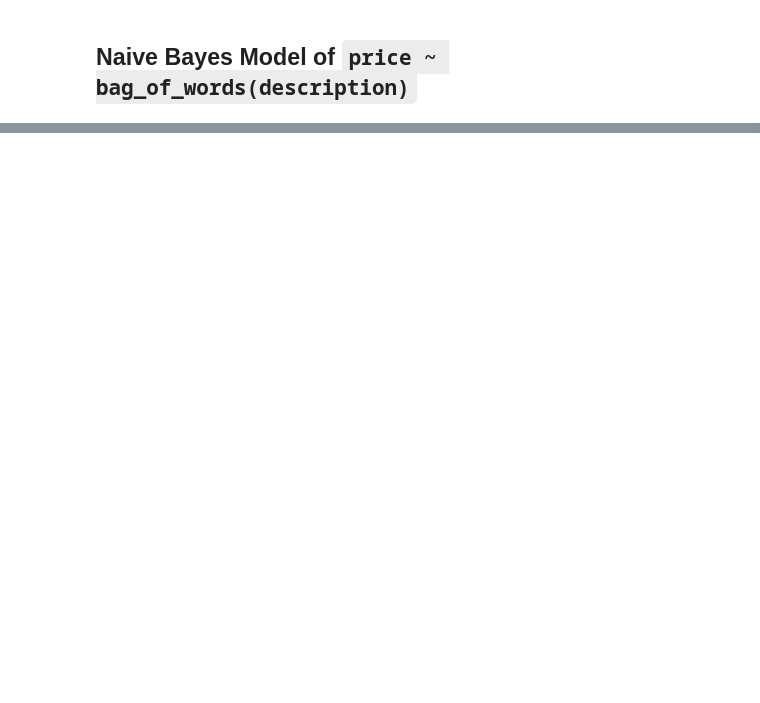
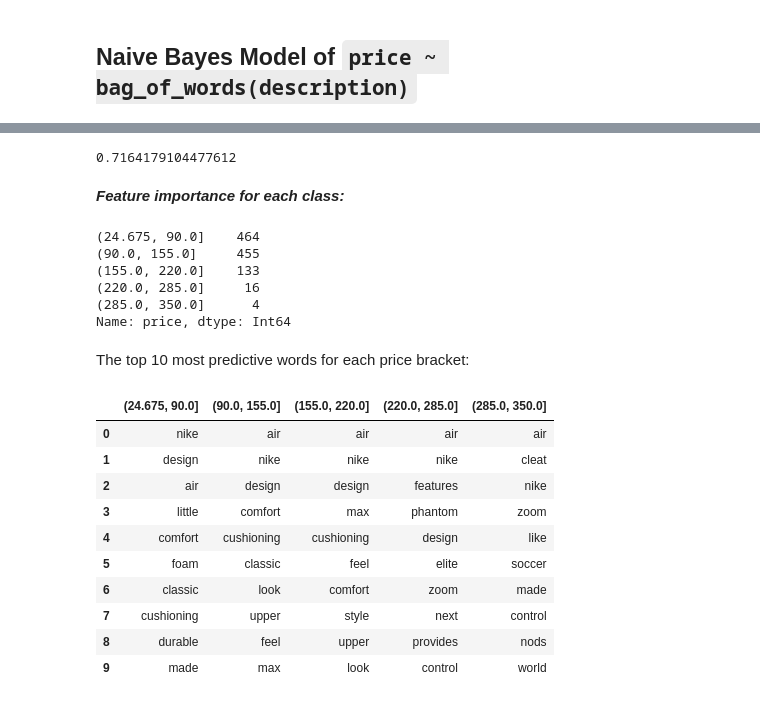
Before and after one commit to jasonkyungkim/nike_adidas_shoes, a Jupyter notebook: eda.ipynb, the cells around one changed output, grey strips where cells are left out. Cells and saved outputs as stored; diff of their text form; code cells hidden in the pictures; blank space fills up the shorter version.

Commit message:
naive bayes nlp feature importance

```diff
--- a/eda.ipynb
+++ b/eda.ipynb
@@ -386,0 +389,45 @@ gnb.score(X_test, y_test)
+# %%
+mnb = MultinomialNB().fit(X_train, y_train)
+# %%
+mnb.score(X_test, y_test)
+# %% [output]
+0.7164179104477612
+# %% [markdown]
+***Feature importance for each class:***
+# %%
+# 5 brackets
+y_train.value_counts(sort=False)
+# %% [output]
+(24.675, 90.0]    464
+(90.0, 155.0]     455
+(155.0, 220.0]    133
+(220.0, 285.0]     16
+(285.0, 350.0]      4
+Name: price, dtype: Int64
+# %%
+# get most predictive words for each class (bracket 1 and bracket 3)
+feat_imp_list = []
+
+for i in range(len(mnb.classes_)):
+    class_prob_sorted = mnb.feature_log_prob_[i, :].argsort()[::-1]
+    top_pred_words = np.take(bow_df.columns, class_prob_sorted[:])
+    feat_imp_list.append(top_pred_words)
+# %% [markdown]
+The top 10 most predictive words for each price bracket:
+# %%
+# prettify list to df
+feat_imp_df = pd.DataFrame(np.array(feat_imp_list).T, columns=mnb.classes_)
+feat_imp_df = feat_imp_df.loc[:, y_train.value_counts(sort=False).index]  # reorder columns
+feat_imp_df.head(10)
+# %% [output]
+|  | (24.675, 90.0] | (90.0, 155.0] | (155.0, 220.0] | (220.0, 285.0] | (285.0, 350.0] |
+| 0 | nike | air | air | air | air |
+| 1 | design | nike | nike | nike | cleat |
+| 2 | air | design | design | features | nike |
+| 3 | little | comfort | max | phantom | zoom |
+| 4 | comfort | cushioning | cushioning | design | like |
+| 5 | foam | classic | feel | elite | soccer |
+| 6 | classic | look | comfort | zoom | made |
+| 7 | cushioning | upper | style | next | control |
+| 8 | durable | feel | upper | provides | nods |
+| 9 | made | max | look | control | world |
```
Also changed, not shown: parts of 8 cells of this notebook.
